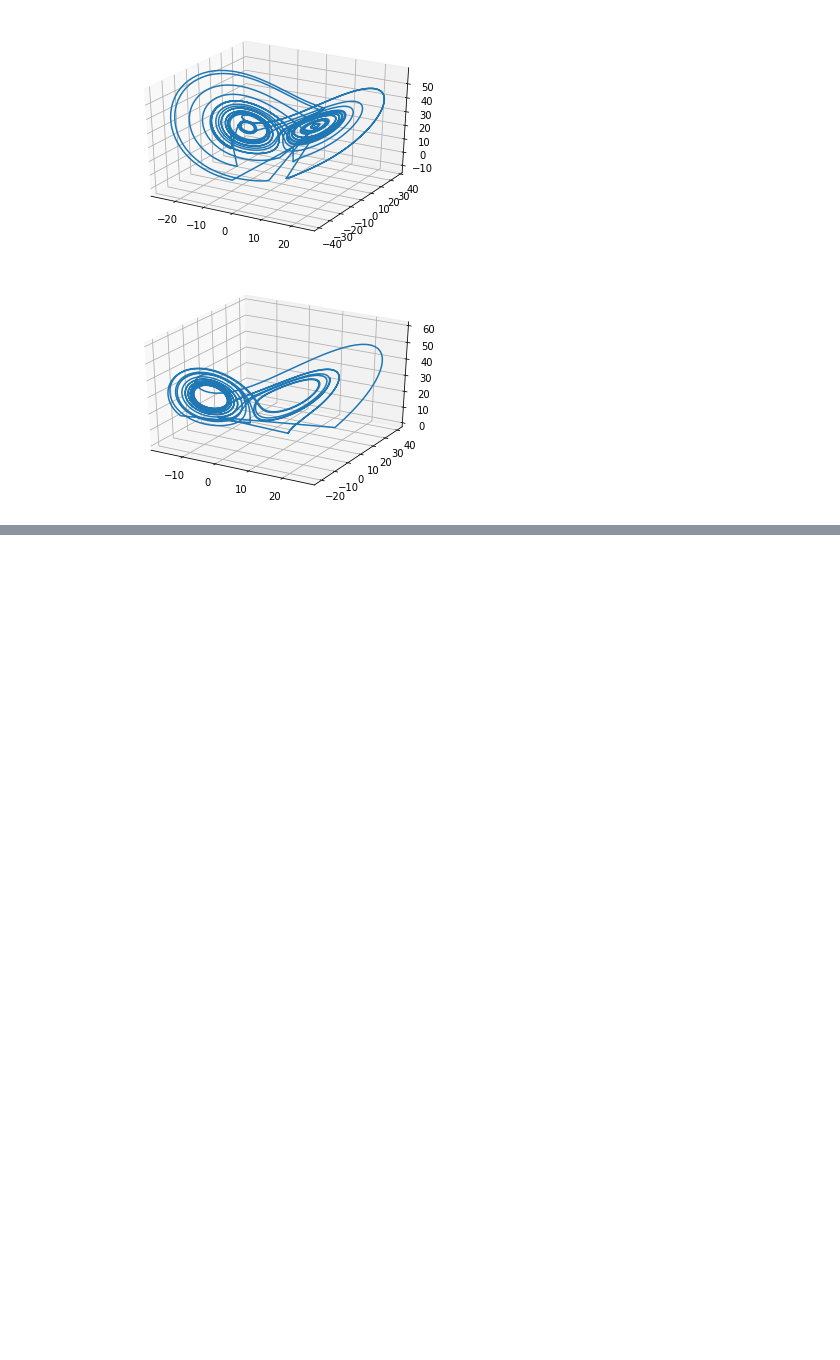
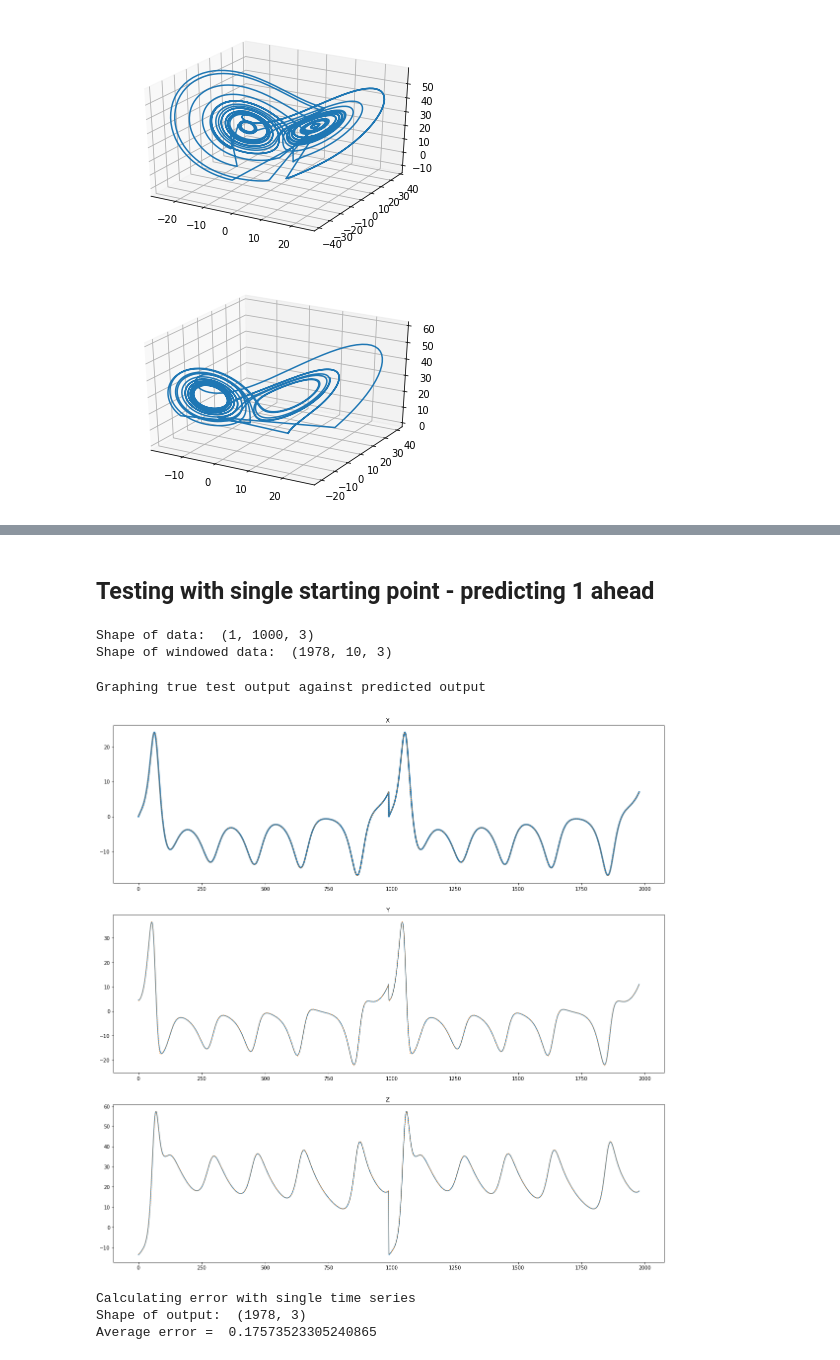
Before and after one commit to tgibbons-css/Keras_LSTM, a Jupyter notebook: Lorenz System- Tom updates.ipynb, the cells around one changed output, grey strips where cells are left out. Drawn from its saved outputs; the diff is of its cells as text; code cells hidden in the pictures; blank space fills up the shorter version.

```diff
--- a/Lorenz System- Tom updates.ipynb
+++ b/Lorenz System- Tom updates.ipynb
@@ -510,0 +546,46 @@ plt.show()
+# %% [markdown]
+## Testing with single starting point - predicting 1 ahead
+# %%
+SEQUENCE_SIZE = 10
+single_t, single_lor = solve_lorenz(N=1) #try 10 random starting point initially, chnage to 100 later
+single_x, single_y  = to_sequences_ray(SEQUENCE_SIZE,single_lor)
+singlePredict = model.predict(single_x)
+print ("Shape of data: ", single_lor.shape)
+print ("Shape of windowed data: ", single_x.shape)
+# %% [output]
+Shape of data:  (1, 1000, 3)
+Shape of windowed data:  (1978, 10, 3)
+# %%
+print("Graphing true test output against predicted output ")
+plt.figure(figsize=(20,20))
+plt.subplot(3 ,1, 1)
+plt.title("X ")
+plt.plot(single_y[:,0:1], linewidth=3.0 )
+plt.plot(singlePredict[:,0:1], linestyle=':' )
+
+plt.subplot(3, 1, 2)
+plt.title("Y ")
+plt.plot(single_y[:,1:2] )
+plt.plot(singlePredict[:,1:2], linestyle=':' )
+
+plt.subplot(3, 1, 3)
+plt.title("Z ")
+plt.plot(single_y[:,2:3] )
+plt.plot(singlePredict[:,2:3], linestyle=':' )
+plt.show()
+# %% [output]
+Graphing true test output against predicted output
+[figure, added]
+# %%
+print ("Calculating error with single time series")
+print("Shape of output: ",single_y.shape)
+err3D = single_y - singlePredict
+err1D = (single_y - singlePredict)**2
+err1D = err1D.sum(axis=-1)
+err1D = np.sqrt(err1D)
+aveErr = np.average(err1D)
+print("Average error = ", aveErr)
+# %% [output]
+Calculating error with single time series
+Shape of output:  (1978, 3)
+Average error =  0.17573523305240865
```
Also changed, not shown: parts of 14 cells of this notebook.
